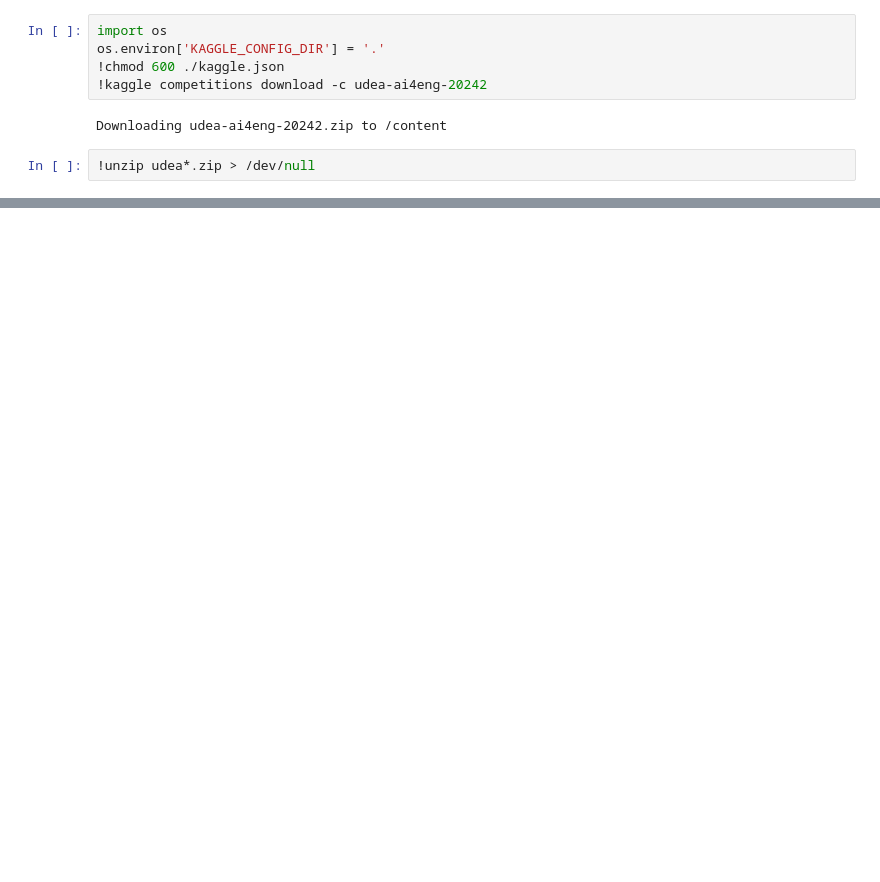
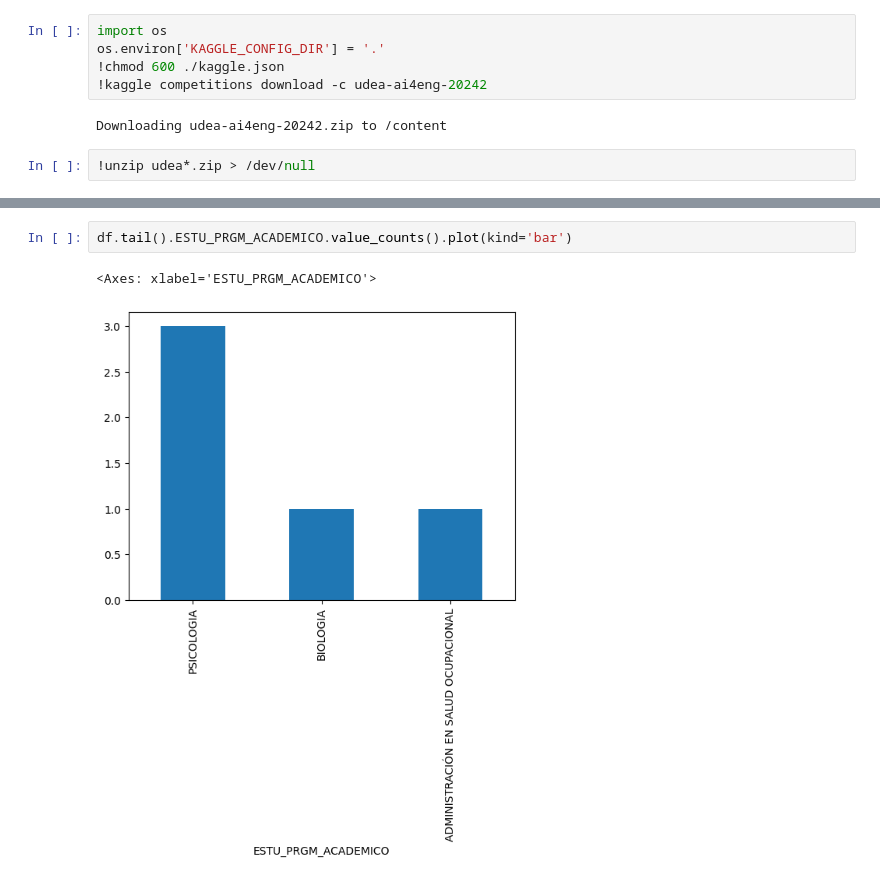
Before and after one commit to estivenalv/proyectoIA, a Jupyter notebook: 01_exploración.ipynb, the cells around one changed output, grey strips where cells are left out. Cells and saved outputs as stored; diff of their text form; blank space fills up the shorter version.

```diff
--- a/01_exploración.ipynb
+++ b/01_exploración.ipynb
@@ -17,0 +52,5 @@ print ("shape of loaded dataframe", z.shape)
+# %%
+df.tail().ESTU_PRGM_ACADEMICO.value_counts().plot(kind='bar')
+# %% [output]
+<Axes: xlabel='ESTU_PRGM_ACADEMICO'>
+[figure, added]
```
Also changed, not shown: parts of 4 cells of this notebook.
